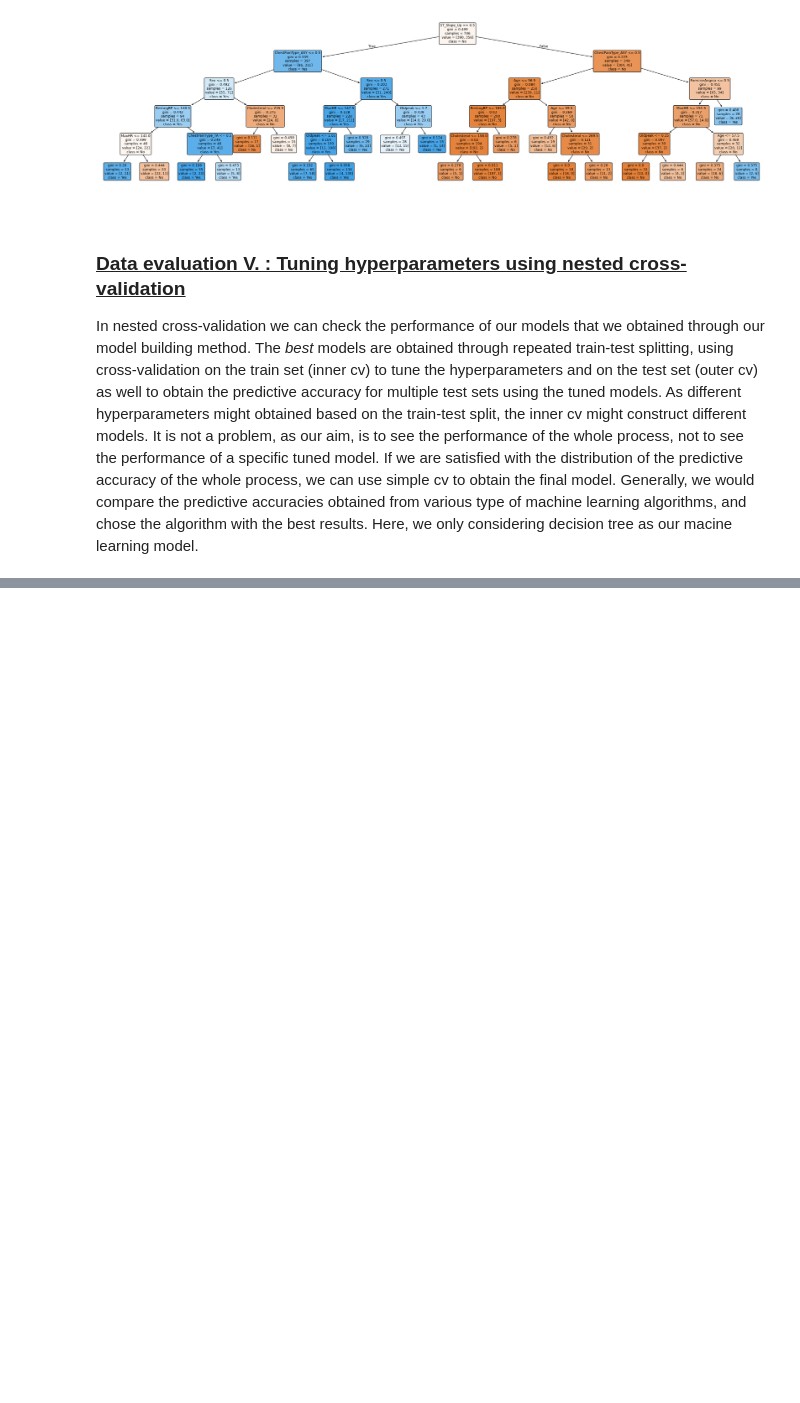
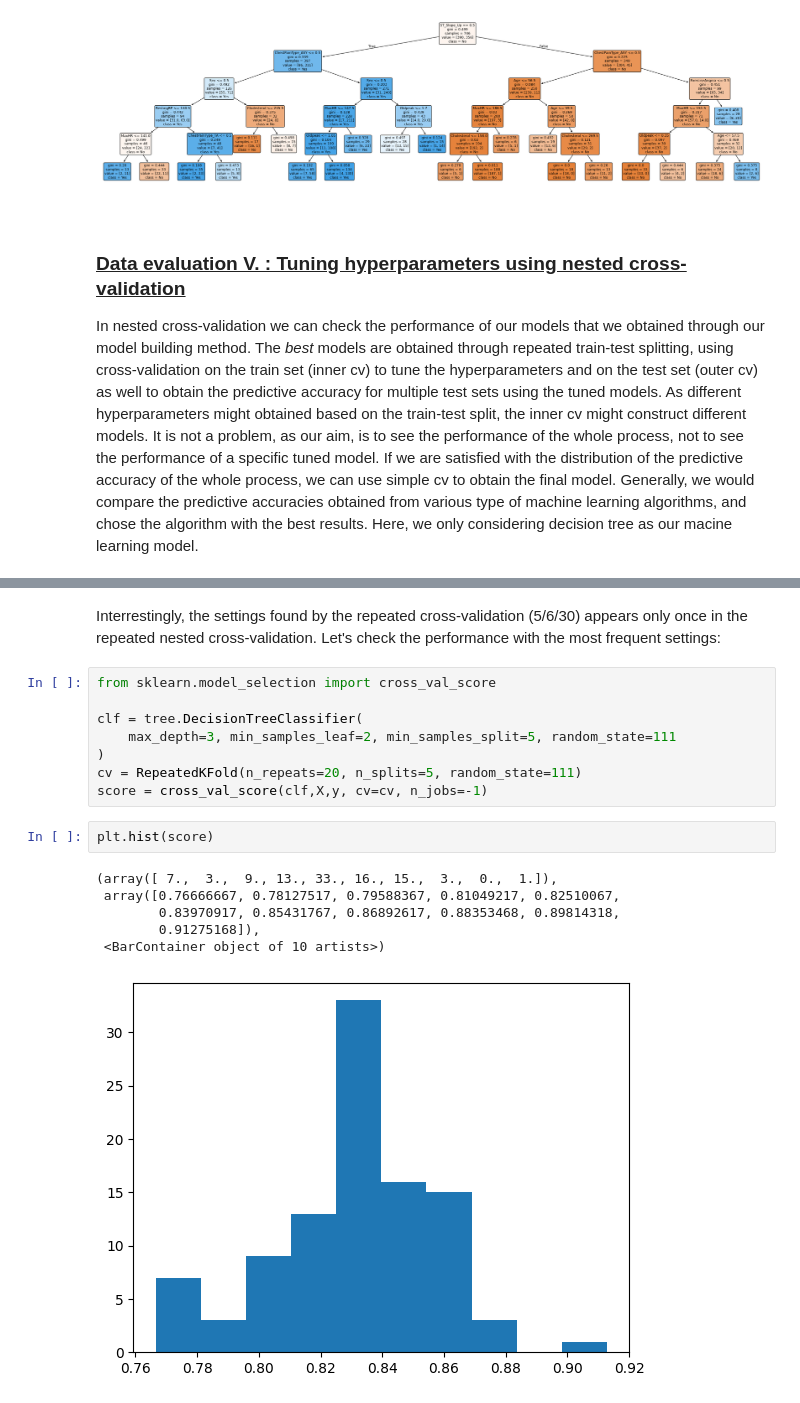
Before and after one commit to MMateo1120/machine_learning_tutorials, a Jupyter notebook: decision_tree.ipynb, the cells around one changed output, grey strips where cells are left out. Saved outputs shown, nothing was run; the diff lists cells and outputs as text; blank space fills up the shorter version.

```diff
--- a/decision_tree.ipynb
+++ b/decision_tree.ipynb
@@ -782,0 +857,19 @@ In nested cross-validation we can check the performance of our models that we ob
+# %% [markdown]
+Interrestingly, the settings found by the repeated cross-validation (5/6/30) appears only once in the repeated nested cross-validation. Let's check the performance with the most frequent settings:
+# %%
+from sklearn.model_selection import cross_val_score
+
+clf = tree.DecisionTreeClassifier(
+    max_depth=3, min_samples_leaf=2, min_samples_split=5, random_state=111
+)
+cv = RepeatedKFold(n_repeats=20, n_splits=5, random_state=111)
+score = cross_val_score(clf,X,y, cv=cv, n_jobs=-1)
+# %%
+plt.hist(score)
+# %% [output]
+(array([ 7.,  3.,  9., 13., 33., 16., 15.,  3.,  0.,  1.]),
+ array([0.76666667, 0.78127517, 0.79588367, 0.81049217, 0.82510067,
+        0.83970917, 0.85431767, 0.86892617, 0.88353468, 0.89814318,
+        0.91275168]),
+ <BarContainer object of 10 artists>)
+[figure, added]
```
Also changed, not shown: parts of 14 cells of this notebook.
